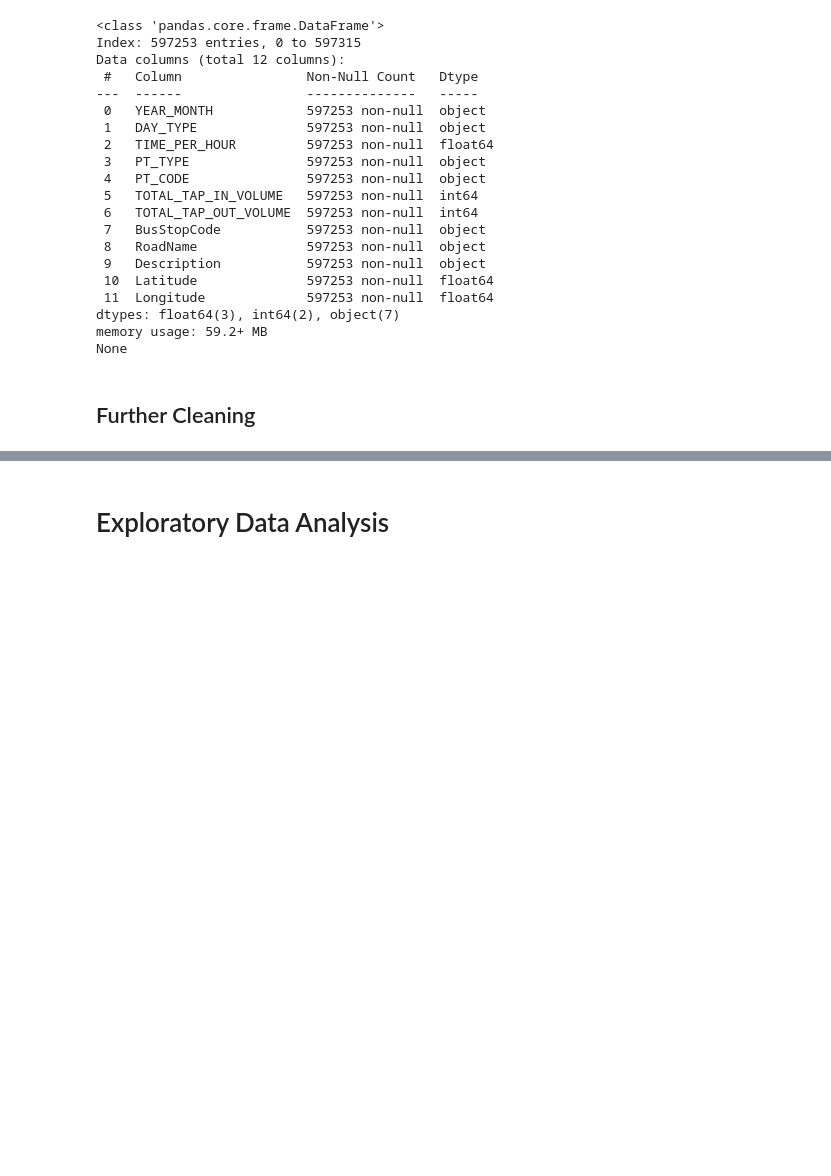
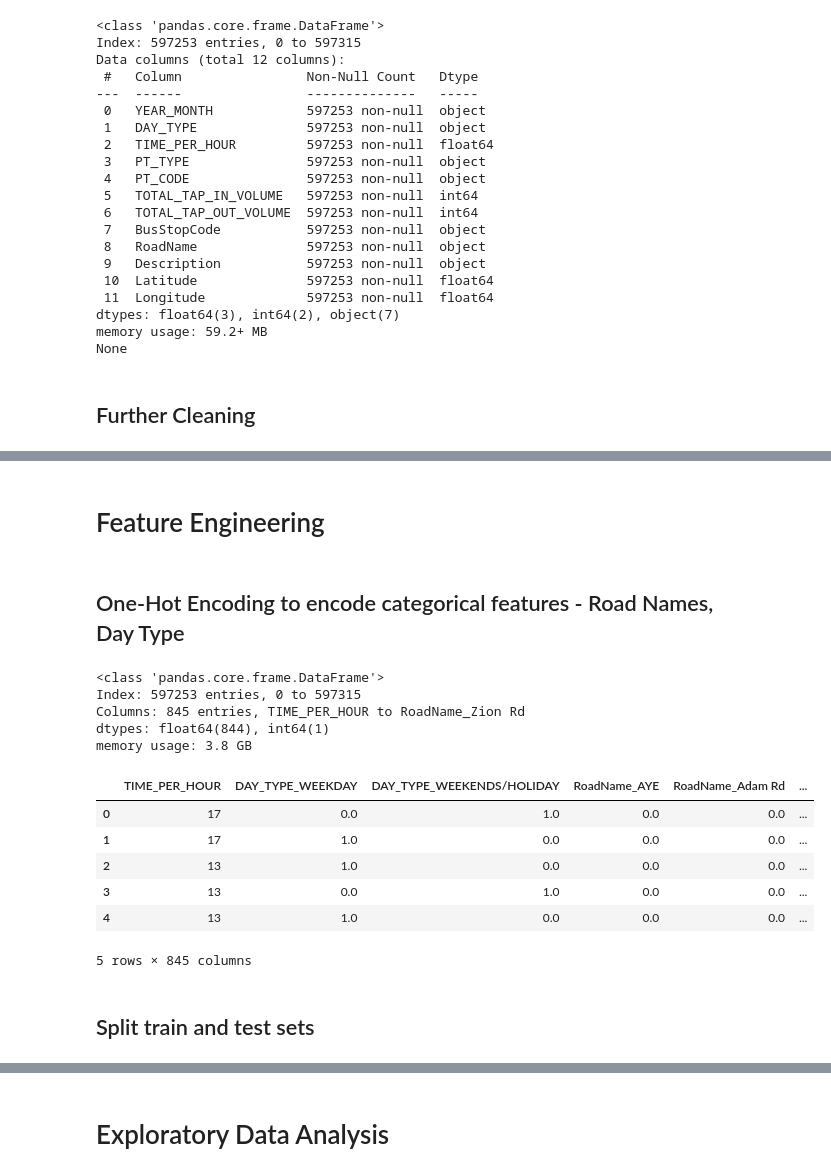
Before and after one commit to carinacwq/Crowd-Prediction-of-Bus-Stops-in-Singapore, a Jupyter notebook: CS3244_group_project.ipynb, the cells around one changed output, grey strips where cells are left out. Cells and saved outputs as stored; diff of their text form; code cells hidden in the pictures; blank space fills up the shorter version.

Commit message:
clean and one-hot encoding

```diff
--- a/CS3244_group_project.ipynb
+++ b/CS3244_group_project.ipynb
@@ -159,6 +159,8 @@ None
 # %%
 # Convert TIME_PER_HOUR to int
 merged_df['TIME_PER_HOUR'] = merged_df['TIME_PER_HOUR'].astype(int)
+# Drop duplicate column
+merged_df = merged_df.drop(columns=['BusStopCode'])
 
 # Create a new column for average passenger volume
 merged_df['avg_volume'] = (merged_df['TOTAL_TAP_IN_VOLUME'] + merged_df['TOTAL_TAP_OUT_VOLUME']) / 2
@@ -170,3 +172,32 @@ merged_df.head()
 | 2 | 2024-02 | WEEKDAY | 13 | BUS | 80051 | 2873 | 2873 | ... |
 | 3 | 2024-02 | WEEKENDS/HOLIDAY | 13 | BUS | 80051 | 1473 | 1403 | ... |
 | 4 | 2024-02 | WEEKDAY | 13 | BUS | 05319 | 109 | 540 | ... |
+# %% [markdown]
+# Feature Engineering
+# %% [markdown]
+## One-Hot Encoding to encode categorical features - Road Names, Day Type
+# %%
+# Define features and target variable
+X = merged_df[['DAY_TYPE', 'TIME_PER_HOUR', 'RoadName']]
+y = merged_df['avg_volume']
+
+# Perform one-hot encoding for categorical features
+cat_features = ['DAY_TYPE', 'RoadName']
+X_encoded = pd.get_dummies(X, columns=cat_features, dtype=float)
+X_encoded.info()
+X_encoded.head()
+# %% [output]
+<class 'pandas.core.frame.DataFrame'>
+Index: 597253 entries, 0 to 597315
+Columns: 845 entries, TIME_PER_HOUR to RoadName_Zion Rd
+dtypes: float64(844), int64(1)
+memory usage: 3.8 GB
+|  | TIME_PER_HOUR | DAY_TYPE_WEEKDAY | DAY_TYPE_WEEKENDS/HOLIDAY | RoadName_AYE | RoadName_Adam Rd | ... |
+| 0 | 17 | 0.0 | 1.0 | 0.0 | 0.0 | ... |
+| 1 | 17 | 1.0 | 0.0 | 0.0 | 0.0 | ... |
+| 2 | 13 | 1.0 | 0.0 | 0.0 | 0.0 | ... |
+| 3 | 13 | 0.0 | 1.0 | 0.0 | 0.0 | ... |
+| 4 | 13 | 1.0 | 0.0 | 0.0 | 0.0 | ... |
+5 rows × 845 columns
+# %% [markdown]
+## Split train and test sets
```
Also changed, not shown: parts of 1 cell of this notebook.
